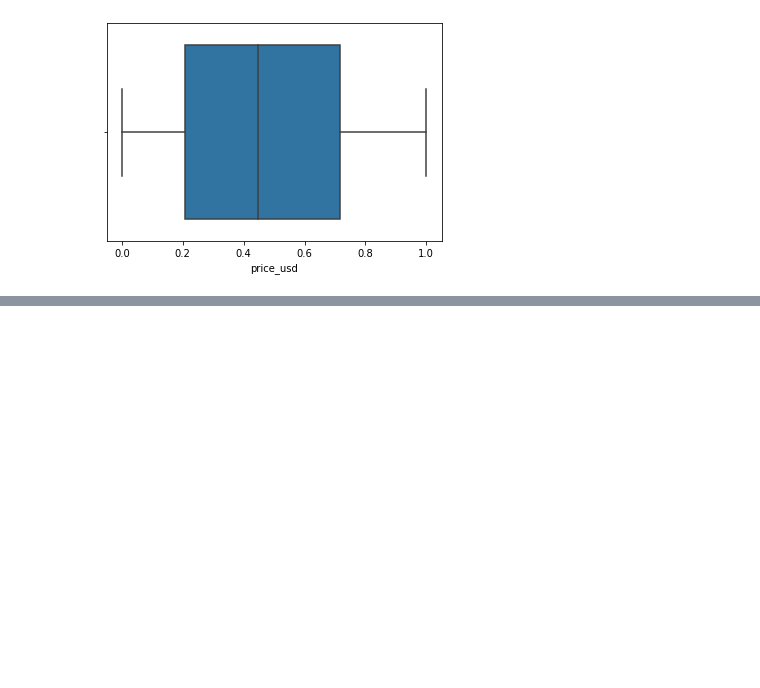
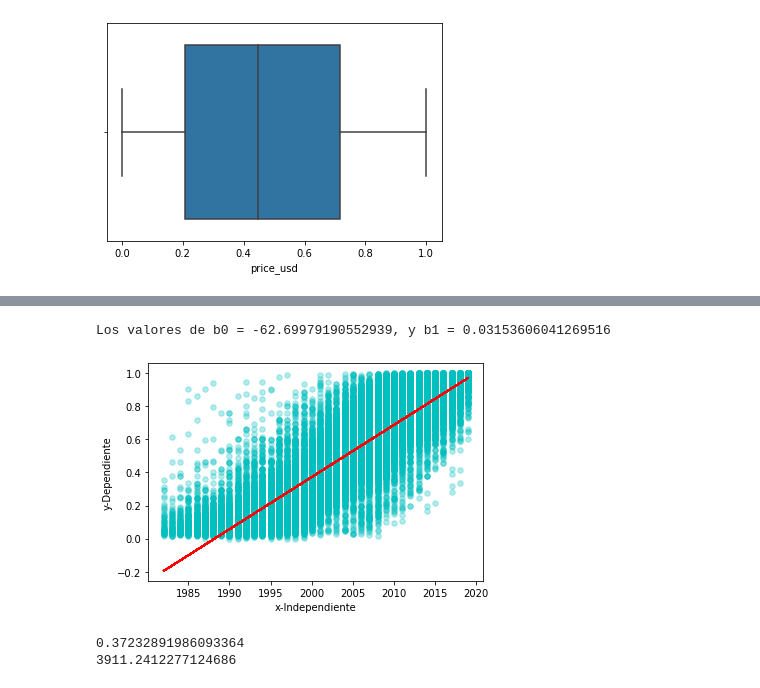
Before and after one commit to wowramon/EDA_UsedCars, a Jupyter notebook: ChallengeCars.ipynb, the cells around one changed output, grey strips where cells are left out. Cells and saved outputs as stored; diff of their text form; code cells hidden in the pictures; blank space fills up the shorter version.

```diff
--- a/ChallengeCars.ipynb
+++ b/ChallengeCars.ipynb
@@ -217,3 +232,22 @@ Los valores de b0 = -58.33077375945124, y b1 = 0.029357697713157015
+# %%
+def inputX(X):
+   f = np.tanh(X/p)
+   return f
+
+show(NewDF['year_produced'])
+x = NewDF['year_produced']
+y = NewDF['price_usd']
+b = estimate_b1_b0(x,y)
+# c = inputX(2005)
+predic = getPredic(2000,b) # el valor para 1960 = 10705.97548243826
+print(predic)
+normal = np.arctanh(predic)
+print(np.absolute(normal * p))
+# %% [output]
+Los valores de b0 = -62.69979190552939, y b1 = 0.03153606041269516
+[figure, added]
+0.37232891986093364
+3911.2412277124686
 # %% [markdown]
 <a style='text-decoration:none;line-height:16px;display:flex;color:#5B5B62;padding:10px;justify-content:end;' href='https://deepnote.com?utm_source=created-in-deepnote-cell&projectId=6546a603-27c4-462c-b3e4-3d77f9bf61da' target="_blank">
 <img alt='Created in deepnote.com' style='display:inline;max-height:16px;margin:0px;margin-right:7.5px;' src='embedded-picture-1' > </img>
```
Also changed, not shown: parts of 14 cells of this notebook.
